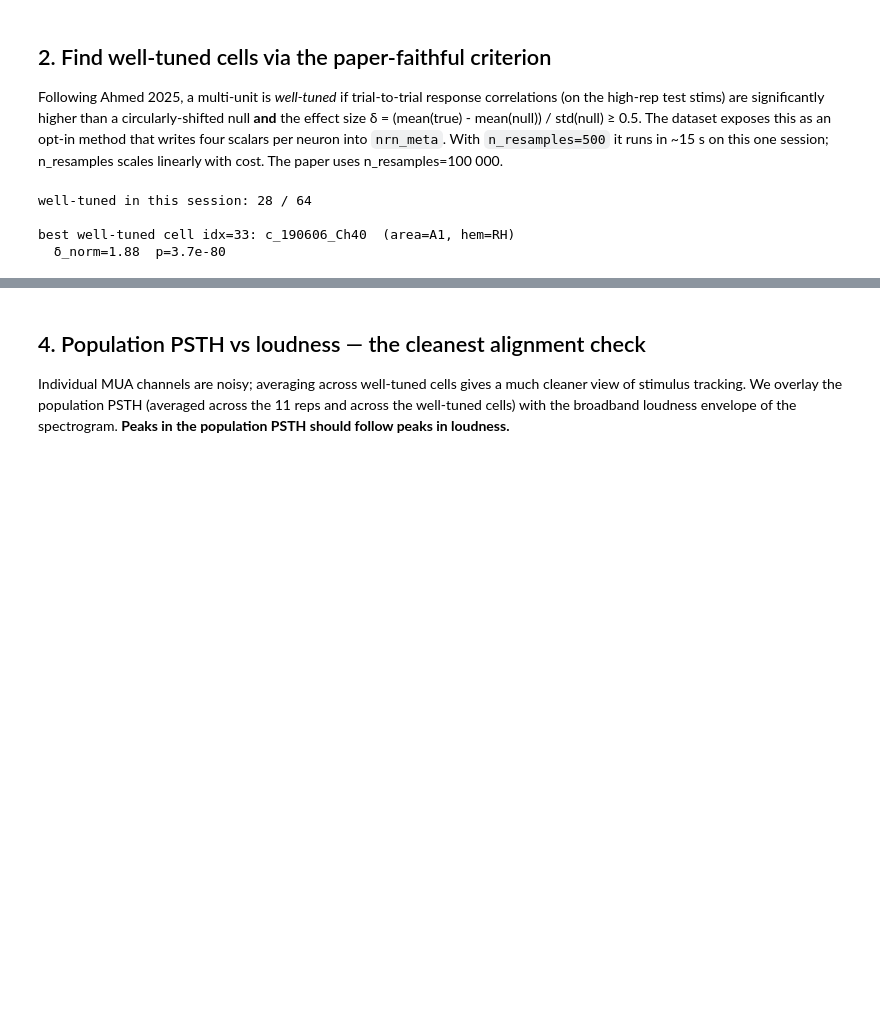
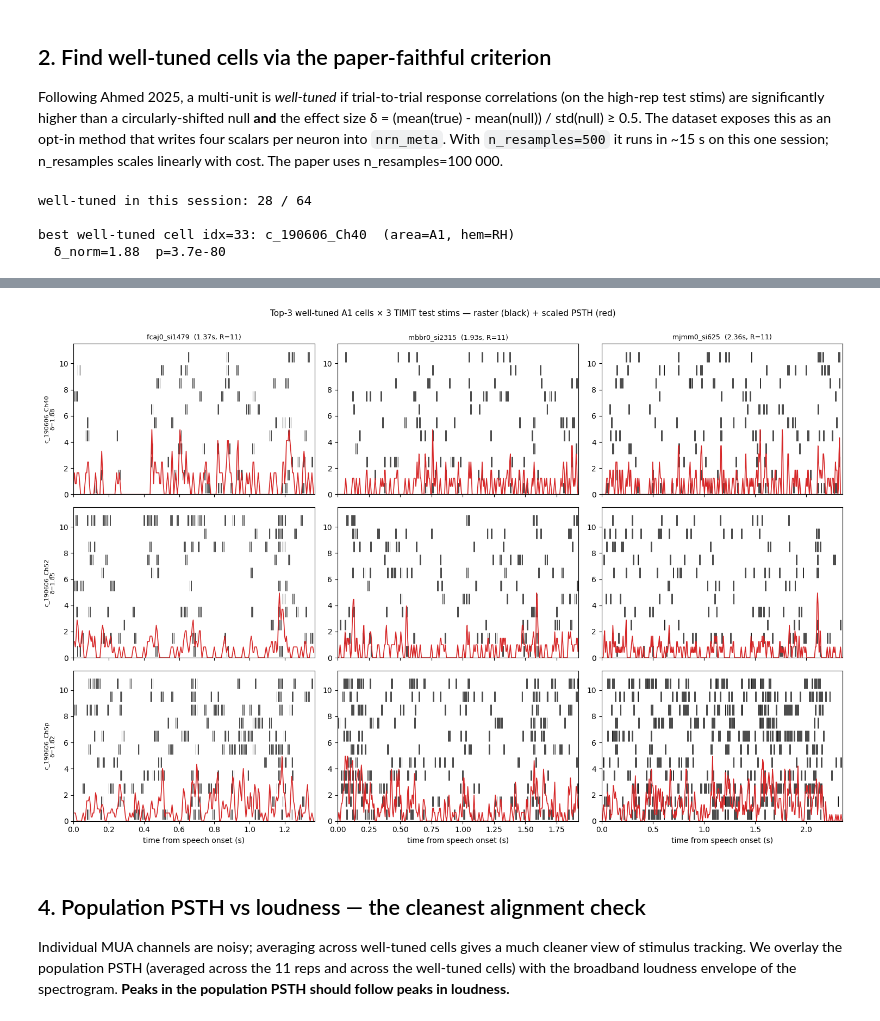
Before and after one commit to urancon/deepSTRF, a Jupyter notebook: examples/explore_downer2025.ipynb, the cells around one changed output, grey strips where cells are left out. Cells and saved outputs as stored; diff of their text form; code cells hidden in the pictures; blank space fills up the shorter version.

```diff
--- a/examples/explore_downer2025.ipynb
+++ b/examples/explore_downer2025.ipynb
@@ -153,3 +141,47 @@ stim 11: fcaj0_si1479  dur=1.37s  R=11
+# %%
+# Top 3 well-tuned cells by δ_norm
+top3_cells = sorted(well_idx,
+                    key=lambda i: ds_timit.nrn_meta[i]["ahmed2025_timit_delta_normalized"],
+                    reverse=True)[:3]
+# 3 test stims sampled across the test-set list (variety, not first 3)
+test_idces = [i for i, m in enumerate(ds_timit.stim_meta) if m["split"] == "test"]
+stim_picks = [test_idces[0], test_idces[len(test_idces)//2], test_idces[-1]]
+
+fig, axes = plt.subplots(3, 3, figsize=(15, 10), sharex='col')
+for col, s in enumerate(stim_picks):
+    sm_s = ds_timit.stim_meta[s]
+    spec = ds_timit.stims[s][0].numpy()
+    T = spec.shape[-1]
+    t = np.arange(T) * DT_MS / 1000.0
+    for row, n in enumerate(top3_cells):
+        nm_row = ds_timit.nrn_meta[n]
+        ax = axes[row, col]
+        r = ds_timit.responses[s][n].numpy()
+        R = r.shape[0]
+        psth = r.mean(axis=0)
+        # raster on top half, PSTH on bottom half (sharing one axes)
+        for trial in range(R):
+            spikes = t[r[trial] > 0]
+            ax.vlines(spikes, R - trial - 0.9, R - trial - 0.1,
+                      color='k', linewidth=0.5)
+        ax.plot(t, R * psth / max(psth.max(), 1e-9) * 0.45,
+                color='C3', linewidth=1.2)
+        ax.set_ylim(0, R + 0.5)
+        ax.set_xlim(t[0], t[-1] + DT_MS/1000.0)
+        if row == 0:
+            ax.set_title(f"{sm_s['name']}  ({sm_s['duration_s']:.2f}s, R={R})",
+                          fontsize=9)
+        if col == 0:
+            ax.set_ylabel(f"{nm_row['cell_id']}\nδ={nm_row['ahmed2025_timit_delta_normalized']:.2f}",
+                          fontsize=8)
+        if row == len(top3_cells) - 1:
+            ax.set_xlabel("time from speech onset (s)")
+plt.suptitle("Top-3 well-tuned A1 cells × 3 TIMIT test stims — "
+             "raster (black) + scaled PSTH (red)", fontsize=11, y=1.00)
+plt.tight_layout()
+plt.show()
+# %% [output]
+[figure, added]
 # %% [markdown]
 ## 4. Population PSTH vs loudness — the cleanest alignment check
 
```
Also changed, not shown: parts of 7 cells of this notebook.
